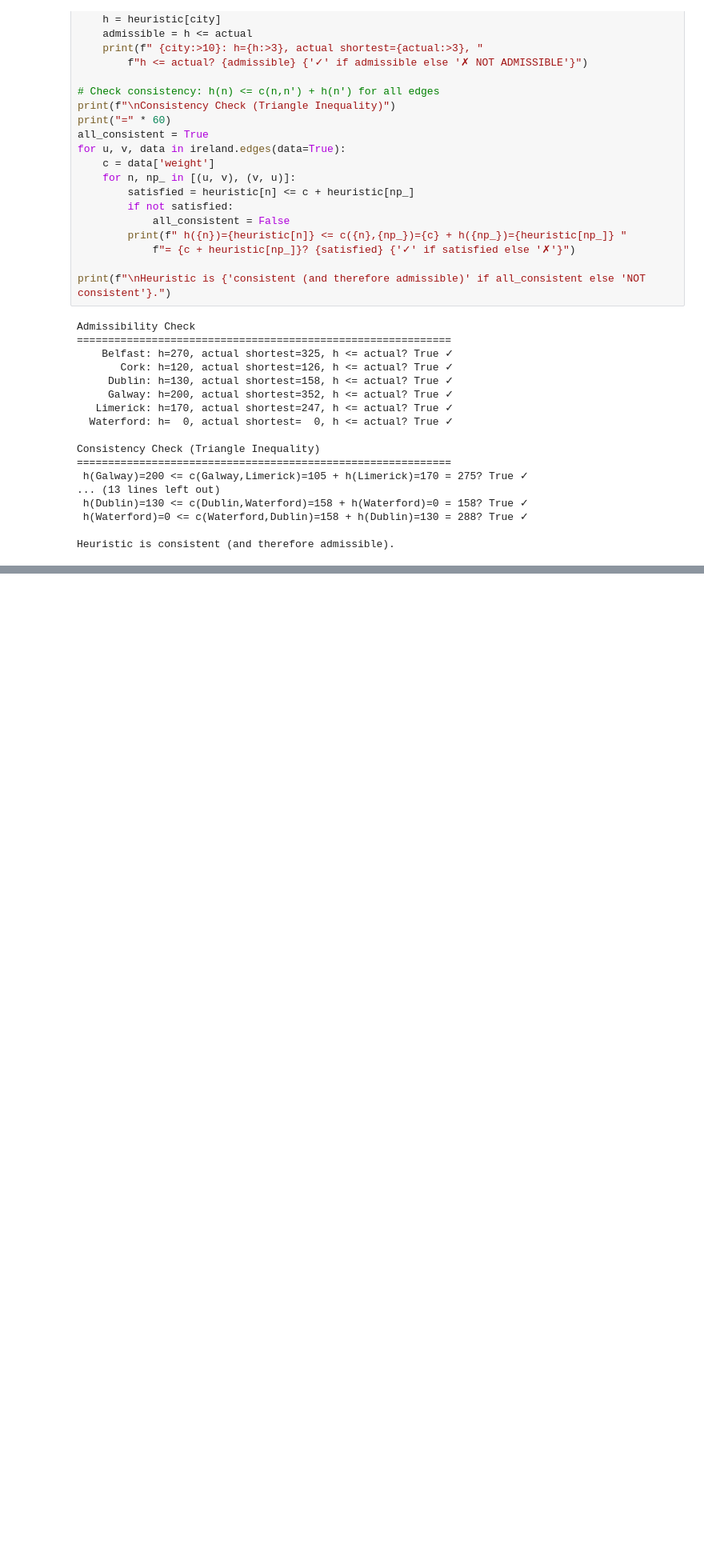
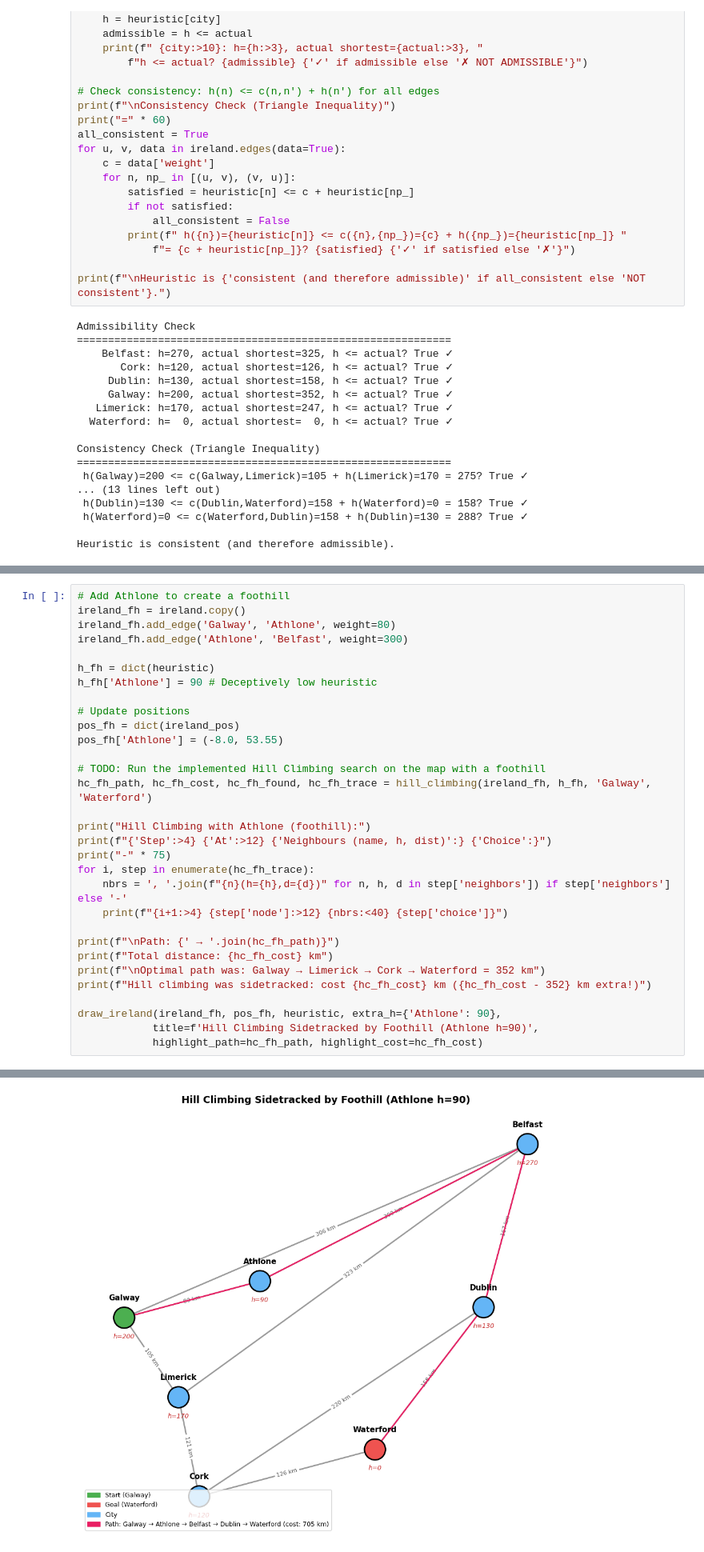
Before and after one commit to HaoYuYong/ARTIFICIAL-INTELLIGENCE, a Jupyter notebook: Lab8.ipynb, the cells around one changed output, grey strips where cells are left out. Shown at 80% size. Drawn from its saved outputs; the diff is of its cells as text; blank space fills up the shorter version.

```diff
--- a/Lab8.ipynb
+++ b/Lab8.ipynb
@@ -211,0 +314,32 @@ Heuristic is consistent (and therefore admissible).
+# %%
+# Add Athlone to create a foothill
+ireland_fh = ireland.copy()
+ireland_fh.add_edge('Galway', 'Athlone', weight=80)
+ireland_fh.add_edge('Athlone', 'Belfast', weight=300)
+
+h_fh = dict(heuristic)
+h_fh['Athlone'] = 90 # Deceptively low heuristic
+
+# Update positions
+pos_fh = dict(ireland_pos)
+pos_fh['Athlone'] = (-8.0, 53.55)
+
+# TODO: Run the implemented Hill Climbing search on the map with a foothill
+hc_fh_path, hc_fh_cost, hc_fh_found, hc_fh_trace = hill_climbing(ireland_fh, h_fh, 'Galway', 'Waterford')
+
+print("Hill Climbing with Athlone (foothill):")
+print(f"{'Step':>4} {'At':>12} {'Neighbours (name, h, dist)':} {'Choice':}")
+print("-" * 75)
+for i, step in enumerate(hc_fh_trace):
+    nbrs = ', '.join(f"{n}(h={h},d={d})" for n, h, d in step['neighbors']) if step['neighbors'] else '-'
+    print(f"{i+1:>4} {step['node']:>12} {nbrs:<40} {step['choice']}")
+
+print(f"\nPath: {' → '.join(hc_fh_path)}")
+print(f"Total distance: {hc_fh_cost} km")
+print(f"\nOptimal path was: Galway → Limerick → Cork → Waterford = 352 km")
+print(f"Hill climbing was sidetracked: cost {hc_fh_cost} km ({hc_fh_cost - 352} km extra!)")
+
+draw_ireland(ireland_fh, pos_fh, heuristic, extra_h={'Athlone': 90},
+            title=f'Hill Climbing Sidetracked by Foothill (Athlone h=90)',
+            highlight_path=hc_fh_path, highlight_cost=hc_fh_cost)
+# %% [output]
@@ -211,0 +360 @@ Heuristic is consistent (and therefore admissible).
+[figure, added]
```
Also changed, not shown: parts of 10 cells of this notebook.
